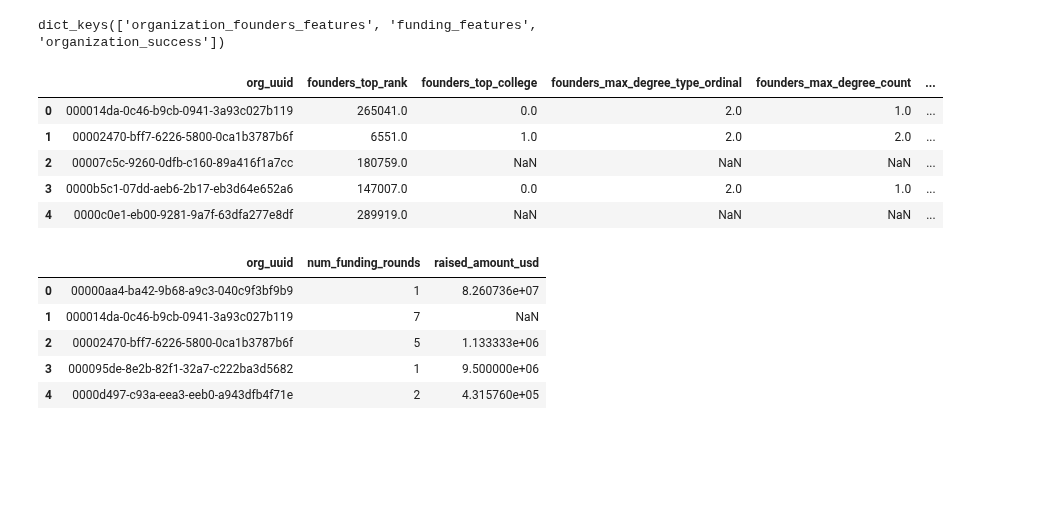
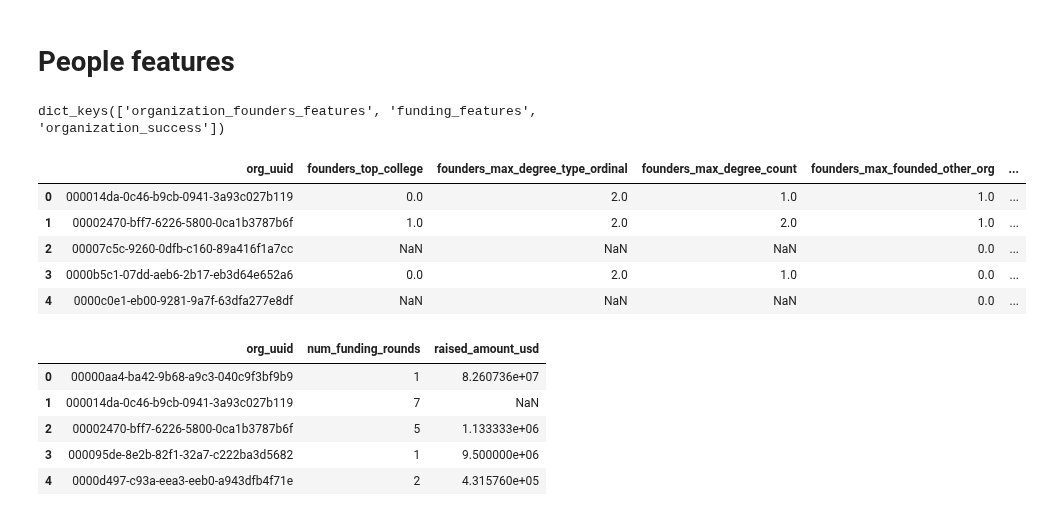
Before and after one commit to siddtheshah/vc_modeling, a Jupyter notebook: model_training.ipynb, the cells around one changed output. Cells and saved outputs as stored; diff of their text form; code cells hidden in the pictures; blank space fills up the shorter version.

```diff
--- a/model_training.ipynb
+++ b/model_training.ipynb
@@ -29,3 +30,5 @@ Mounted at /content/gdrive
+# %% [markdown]
+# People features
 # %%
 path_prefix = "/content/gdrive/My Drive/vc_modeling/data/"
 feature_csv_filenames = ["organization_founders_features.csv", "funding_features.csv", "organization_success.csv"]
@@ -36,15 +39,15 @@ df_dict.keys()
 # %% [output]
 dict_keys(['organization_founders_features', 'funding_features', 'organization_success'])
 # %%
-founders_df = df_dict["organization_founders_features"]
+founders_df = df_dict["organization_founders_features"].drop('founders_top_rank', axis=1)
 founders_df.head()
 # %% [output]
-|  | org_uuid | founders_top_rank | founders_top_college | founders_max_degree_type_ordinal | founders_max_degree_count | ... |
-| 0 | 000014da-0c46-b9cb-0941-3a93c027b119 | 265041.0 | 0.0 | 2.0 | 1.0 | ... |
-| 1 | 00002470-bff7-6226-5800-0ca1b3787b6f | 6551.0 | 1.0 | 2.0 | 2.0 | ... |
-| 2 | 00007c5c-9260-0dfb-c160-89a416f1a7cc | 180759.0 | NaN | NaN | NaN | ... |
-| 3 | 0000b5c1-07dd-aeb6-2b17-eb3d64e652a6 | 147007.0 | 0.0 | 2.0 | 1.0 | ... |
-| 4 | 0000c0e1-eb00-9281-9a7f-63dfa277e8df | 289919.0 | NaN | NaN | NaN | ... |
+|  | org_uuid | founders_top_college | founders_max_degree_type_ordinal | founders_max_degree_count | founders_max_founded_other_org | ... |
+| 0 | 000014da-0c46-b9cb-0941-3a93c027b119 | 0.0 | 2.0 | 1.0 | 1.0 | ... |
+| 1 | 00002470-bff7-6226-5800-0ca1b3787b6f | 1.0 | 2.0 | 2.0 | 1.0 | ... |
+| 2 | 00007c5c-9260-0dfb-c160-89a416f1a7cc | NaN | NaN | NaN | 0.0 | ... |
+| 3 | 0000b5c1-07dd-aeb6-2b17-eb3d64e652a6 | 0.0 | 2.0 | 1.0 | 0.0 | ... |
+| 4 | 0000c0e1-eb00-9281-9a7f-63dfa277e8df | NaN | NaN | NaN | 0.0 | ... |
 # %%
 funding_features_df = df_dict["funding_features"]
 funding_features_df.head()
```
Also changed, not shown: parts of 14 cells of this notebook.
